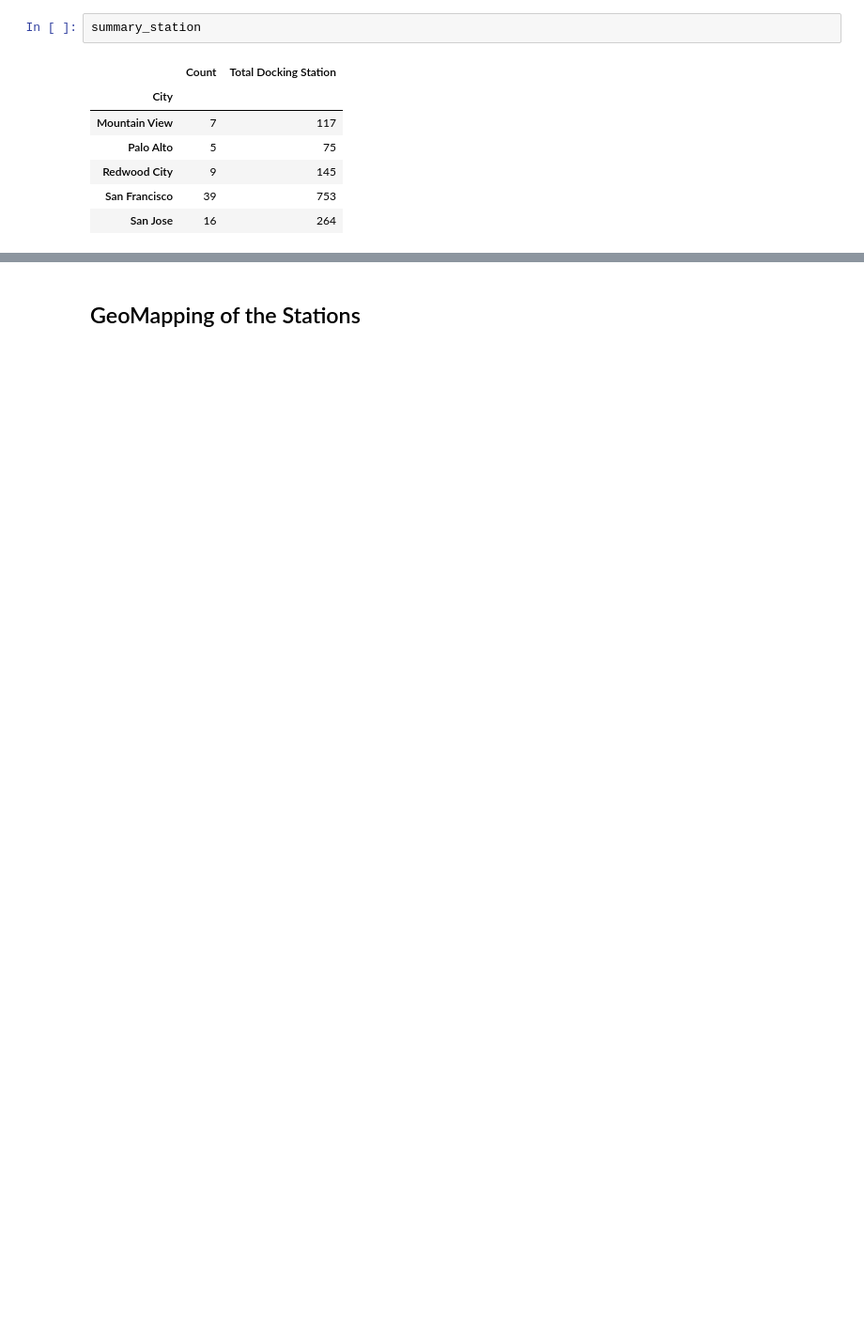
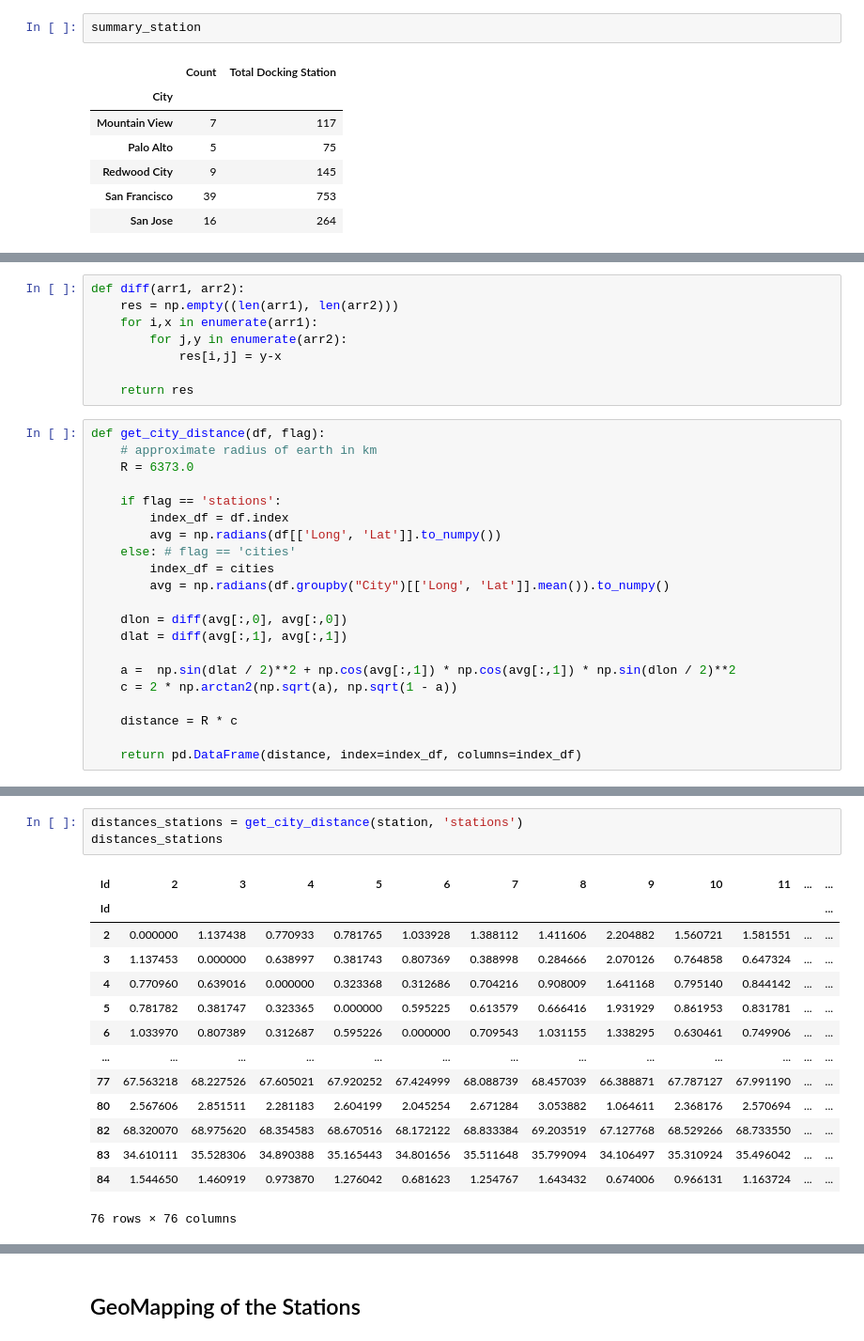
Before and after one commit to adrienbuche-27/bikerental-prediction, a Jupyter notebook: 01 - Data Exploration.ipynb, the cells around one changed output, grey strips where cells are left out. Shown: that part at 94% size. Cells and saved outputs as stored; diff of their text form; blank space fills up the shorter version.

```diff
--- a/01 - Data Exploration.ipynb
+++ b/01 - Data Exploration.ipynb
@@ -58,0 +80,29 @@ summary_station
+# %%
+def diff(arr1, arr2):
+    res = np.empty((len(arr1), len(arr2)))
+    for i,x in enumerate(arr1):
+        for j,y in enumerate(arr2):
+            res[i,j] = y-x
+
+    return res
+# %%
+def get_city_distance(df, flag):
+    # approximate radius of earth in km
+    R = 6373.0
+
+    if flag == 'stations':
+        index_df = df.index
+        avg = np.radians(df[['Long', 'Lat']].to_numpy())
+    else: # flag == 'cities'
+        index_df = cities
+        avg = np.radians(df.groupby("City")[['Long', 'Lat']].mean()).to_numpy()
+
+    dlon = diff(avg[:,0], avg[:,0])
+    dlat = diff(avg[:,1], avg[:,1])
+
+    a =  np.sin(dlat / 2)**2 + np.cos(avg[:,1]) * np.cos(avg[:,1]) * np.sin(dlon / 2)**2
+    c = 2 * np.arctan2(np.sqrt(a), np.sqrt(1 - a))
+
+    distance = R * c
+
+    return pd.DataFrame(distance, index=index_df, columns=index_df)
@@ -58,0 +119,18 @@ summary_station
+# %%
+distances_stations = get_city_distance(station, 'stations')
+distances_stations
+# %% [output]
+| Id | 2 | 3 | 4 | 5 | 6 | 7 | 8 | 9 | 10 | 11 | ... | ... |
+| Id |  |  |  |  |  |  |  |  |  |  |  | ... |
+| 2 | 0.000000 | 1.137438 | 0.770933 | 0.781765 | 1.033928 | 1.388112 | 1.411606 | 2.204882 | 1.560721 | 1.581551 | ... | ... |
+| 3 | 1.137453 | 0.000000 | 0.638997 | 0.381743 | 0.807369 | 0.388998 | 0.284666 | 2.070126 | 0.764858 | 0.647324 | ... | ... |
+| 4 | 0.770960 | 0.639016 | 0.000000 | 0.323368 | 0.312686 | 0.704216 | 0.908009 | 1.641168 | 0.795140 | 0.844142 | ... | ... |
+| 5 | 0.781782 | 0.381747 | 0.323365 | 0.000000 | 0.595225 | 0.613579 | 0.666416 | 1.931929 | 0.861953 | 0.831781 | ... | ... |
+| 6 | 1.033970 | 0.807389 | 0.312687 | 0.595226 | 0.000000 | 0.709543 | 1.031155 | 1.338295 | 0.630461 | 0.749906 | ... | ... |
+| ... | ... | ... | ... | ... | ... | ... | ... | ... | ... | ... | ... | ... |
+| 77 | 67.563218 | 68.227526 | 67.605021 | 67.920252 | 67.424999 | 68.088739 | 68.457039 | 66.388871 | 67.787127 | 67.991190 | ... | ... |
+| 80 | 2.567606 | 2.851511 | 2.281183 | 2.604199 | 2.045254 | 2.671284 | 3.053882 | 1.064611 | 2.368176 | 2.570694 | ... | ... |
+| 82 | 68.320070 | 68.975620 | 68.354583 | 68.670516 | 68.172122 | 68.833384 | 69.203519 | 67.127768 | 68.529266 | 68.733550 | ... | ... |
+| 83 | 34.610111 | 35.528306 | 34.890388 | 35.165443 | 34.801656 | 35.511648 | 35.799094 | 34.106497 | 35.310924 | 35.496042 | ... | ... |
+| 84 | 1.544650 | 1.460919 | 0.973870 | 1.276042 | 0.681623 | 1.254767 | 1.643432 | 0.674006 | 0.966131 | 1.163724 | ... | ... |
+76 rows × 76 columns
```
Also changed, not shown: parts of 38 cells of this notebook, 1 other file.
